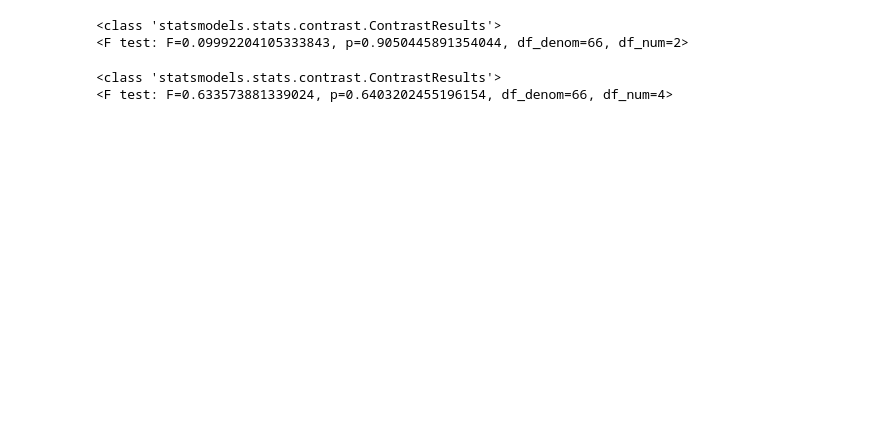
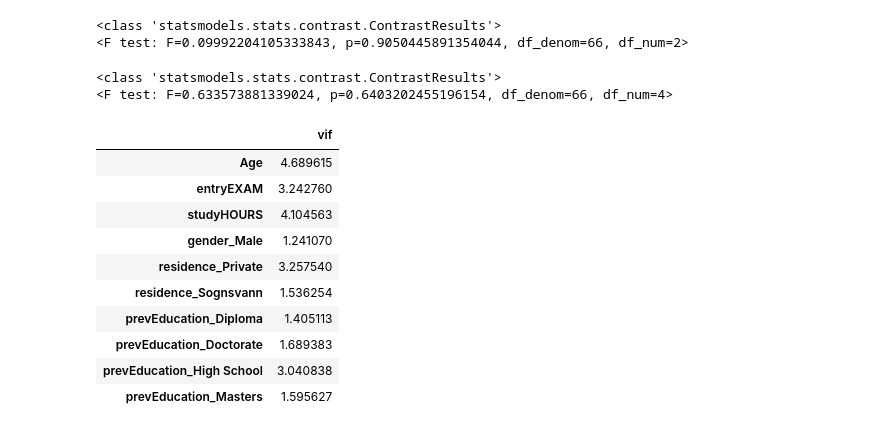
Before and after one commit to tbakas/data_analysis_projects, a Jupyter notebook: BI Data Cleaning.ipynb, the cells around one changed output. Cells and saved outputs as stored; diff of their text form; code cells hidden in the pictures; blank space fills up the shorter version.

```diff
--- a/BI Data Cleaning.ipynb
+++ b/BI Data Cleaning.ipynb
@@ -406,3 +388,20 @@ model.f_test(hypothesis)
 # %% [output]
 <class 'statsmodels.stats.contrast.ContrastResults'>
 <F test: F=0.633573881339024, p=0.6403202455196154, df_denom=66, df_num=4>
+# %%
+# Again all VIFs are below 5.
+vals = [VIF(X, i) for i in range(1, X.shape[1])]
+vif = pandas.DataFrame({'vif': vals}, index=X.columns[1:])
+vif
+# %% [output]
+|  | vif |
+| Age | 4.689615 |
+| entryEXAM | 3.242760 |
+| studyHOURS | 4.104563 |
+| gender_Male | 1.241070 |
+| residence_Private | 3.257540 |
+| residence_Sognsvann | 1.536254 |
+| prevEducation_Diploma | 1.405113 |
+| prevEducation_Doctorate | 1.689383 |
+| prevEducation_High School | 3.040838 |
+| prevEducation_Masters | 1.595627 |
```
Also changed, not shown: parts of 21 cells of this notebook.
